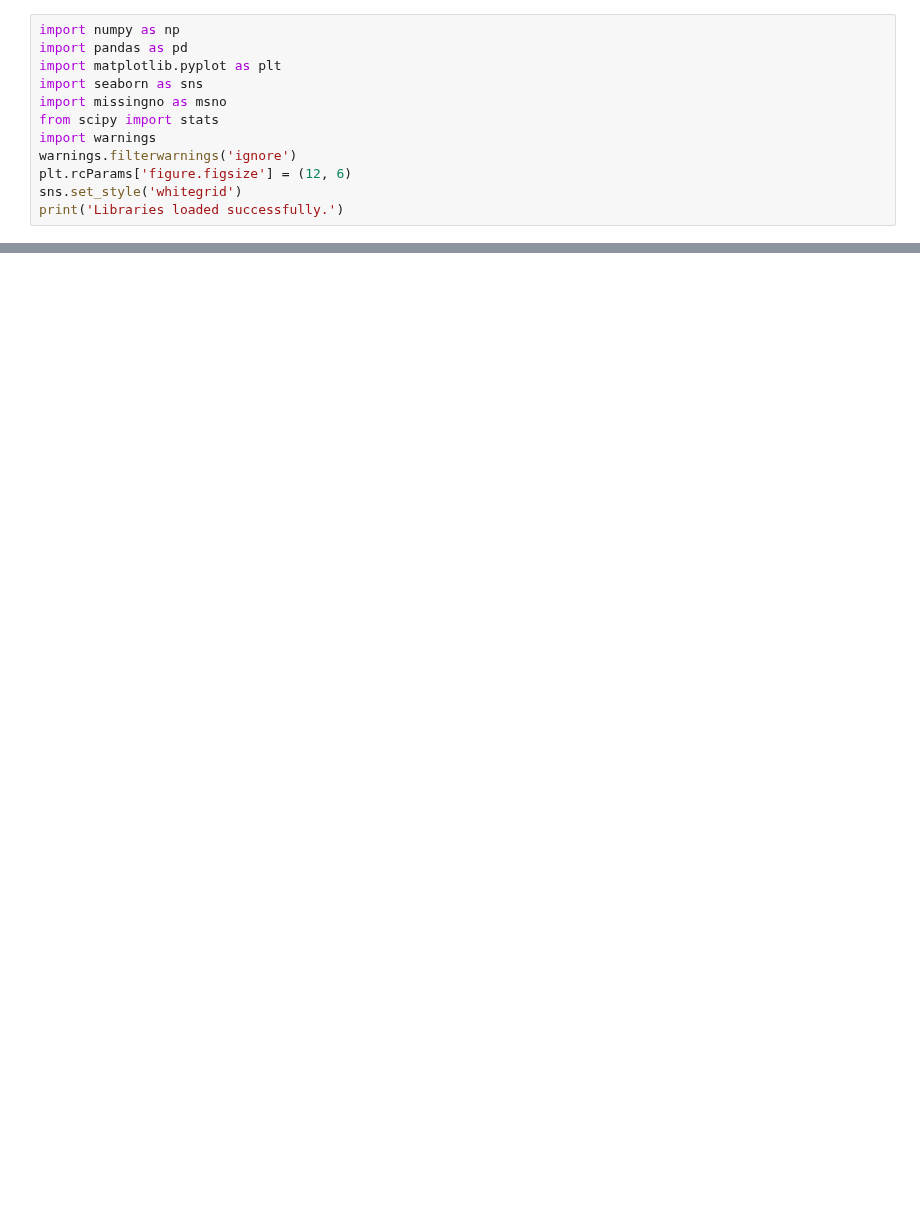
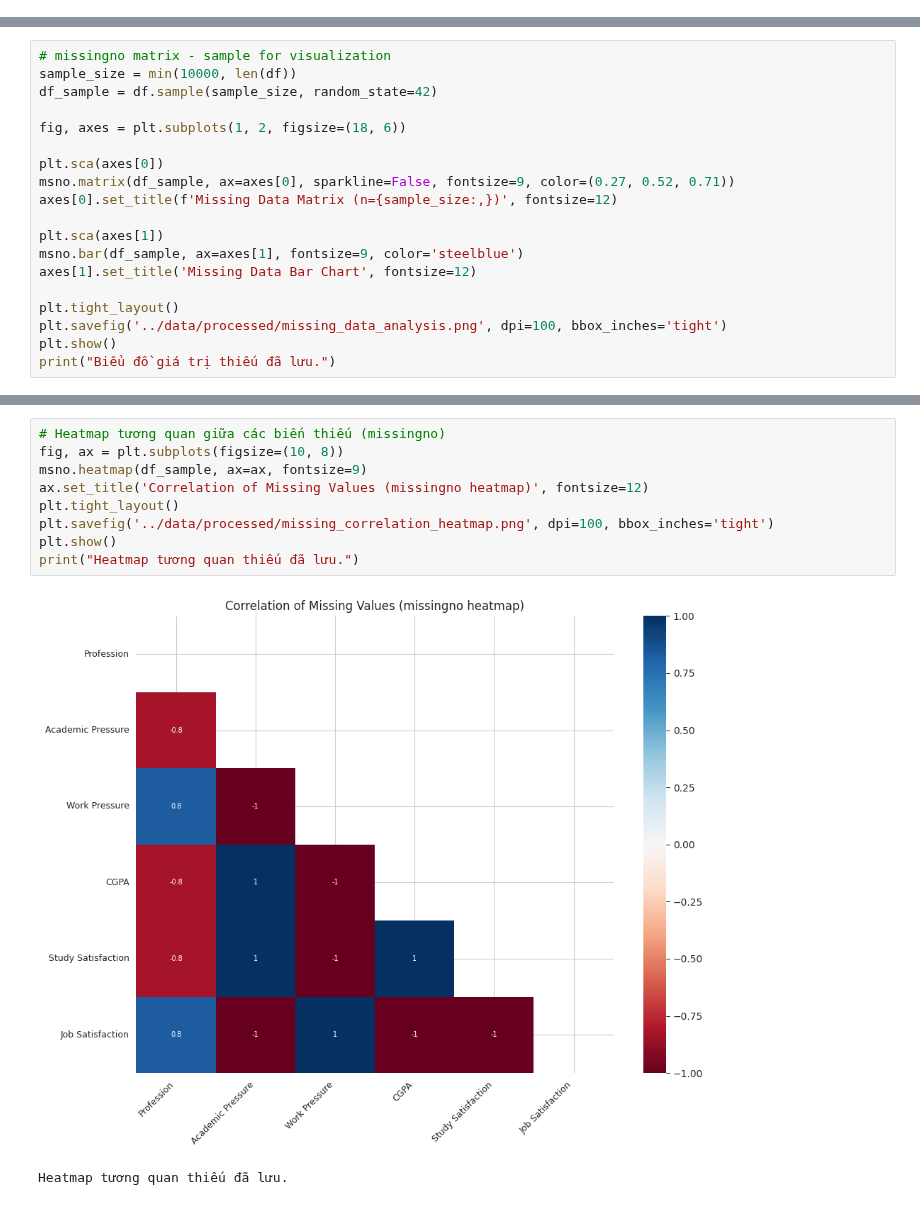
Before and after one commit to ThuongHong/dmaa-lab1, a Jupyter notebook: notebooks/03_EDA_tabular.ipynb, the cells around one changed output, grey strips where cells are left out. Drawn from its saved outputs; the diff is of its cells as text; blank space fills up the shorter version.

```diff
--- a/notebooks/03_EDA_tabular.ipynb
+++ b/notebooks/03_EDA_tabular.ipynb
@@ -13,12 +0,0 @@
-# %%
-import numpy as np
-import pandas as pd
-import matplotlib.pyplot as plt
-import seaborn as sns
-import missingno as msno
-from scipy import stats
-import warnings
-warnings.filterwarnings('ignore')
-plt.rcParams['figure.figsize'] = (12, 6)
-sns.set_style('whitegrid')
-print('Libraries loaded successfully.')
@@ -775,0 +392,19 @@ Path: ../data/processed/sample_for_preprocessing.csv
+# %%
+# missingno matrix - sample for visualization
+sample_size = min(10000, len(df))
+df_sample = df.sample(sample_size, random_state=42)
+
+fig, axes = plt.subplots(1, 2, figsize=(18, 6))
+
+plt.sca(axes[0])
+msno.matrix(df_sample, ax=axes[0], sparkline=False, fontsize=9, color=(0.27, 0.52, 0.71))
+axes[0].set_title(f'Missing Data Matrix (n={sample_size:,})', fontsize=12)
+
+plt.sca(axes[1])
+msno.bar(df_sample, ax=axes[1], fontsize=9, color='steelblue')
+axes[1].set_title('Missing Data Bar Chart', fontsize=12)
+
+plt.tight_layout()
+plt.savefig('../data/processed/missing_data_analysis.png', dpi=100, bbox_inches='tight')
+plt.show()
+print("Biểu đồ giá trị thiếu đã lưu.")
@@ -775,0 +414,12 @@ Path: ../data/processed/sample_for_preprocessing.csv
+# %%
+# Heatmap tương quan giữa các biến thiếu (missingno)
+fig, ax = plt.subplots(figsize=(10, 8))
+msno.heatmap(df_sample, ax=ax, fontsize=9)
+ax.set_title('Correlation of Missing Values (missingno heatmap)', fontsize=12)
+plt.tight_layout()
+plt.savefig('../data/processed/missing_correlation_heatmap.png', dpi=100, bbox_inches='tight')
+plt.show()
+print("Heatmap tương quan thiếu đã lưu.")
+# %% [output]
+[figure, added]
+Heatmap tương quan thiếu đã lưu.
```
Also changed, not shown: parts of 44 cells of this notebook, 4 other files.
